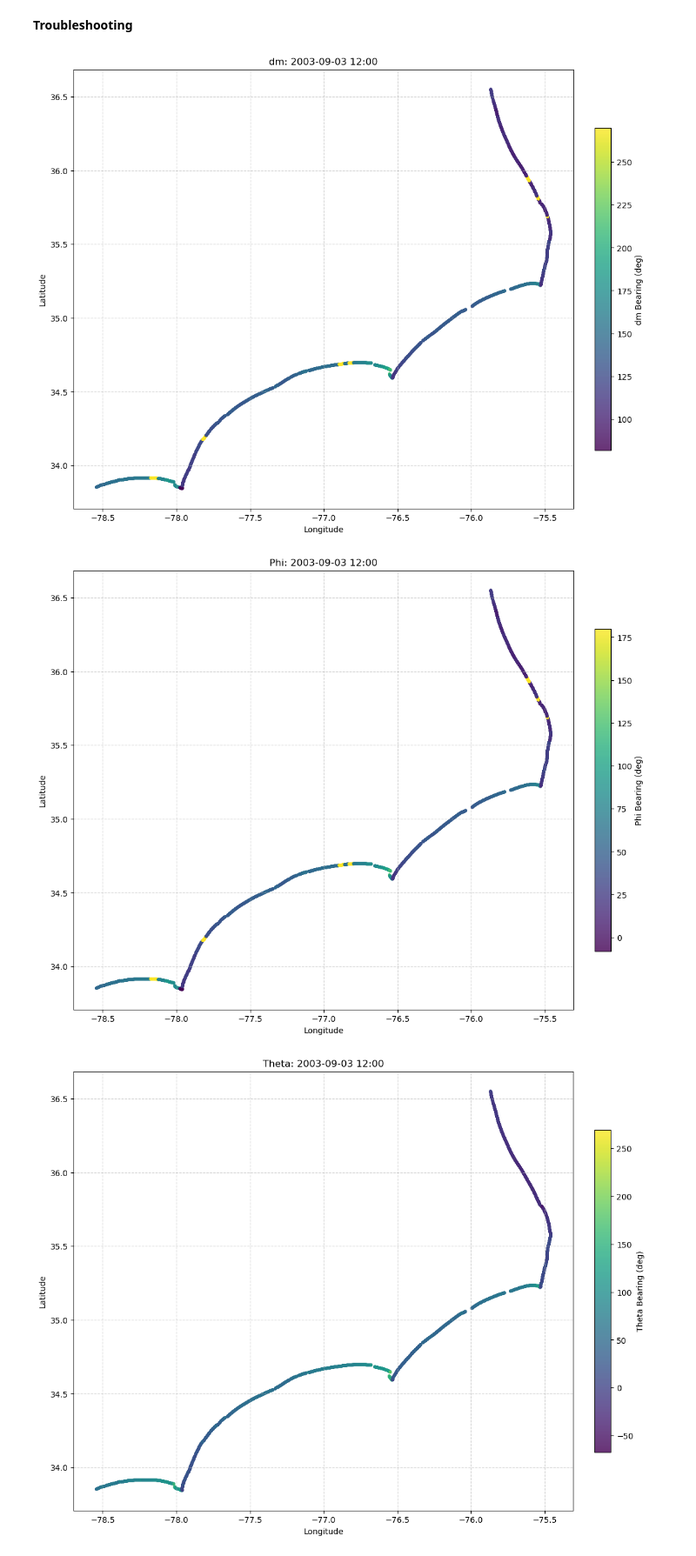
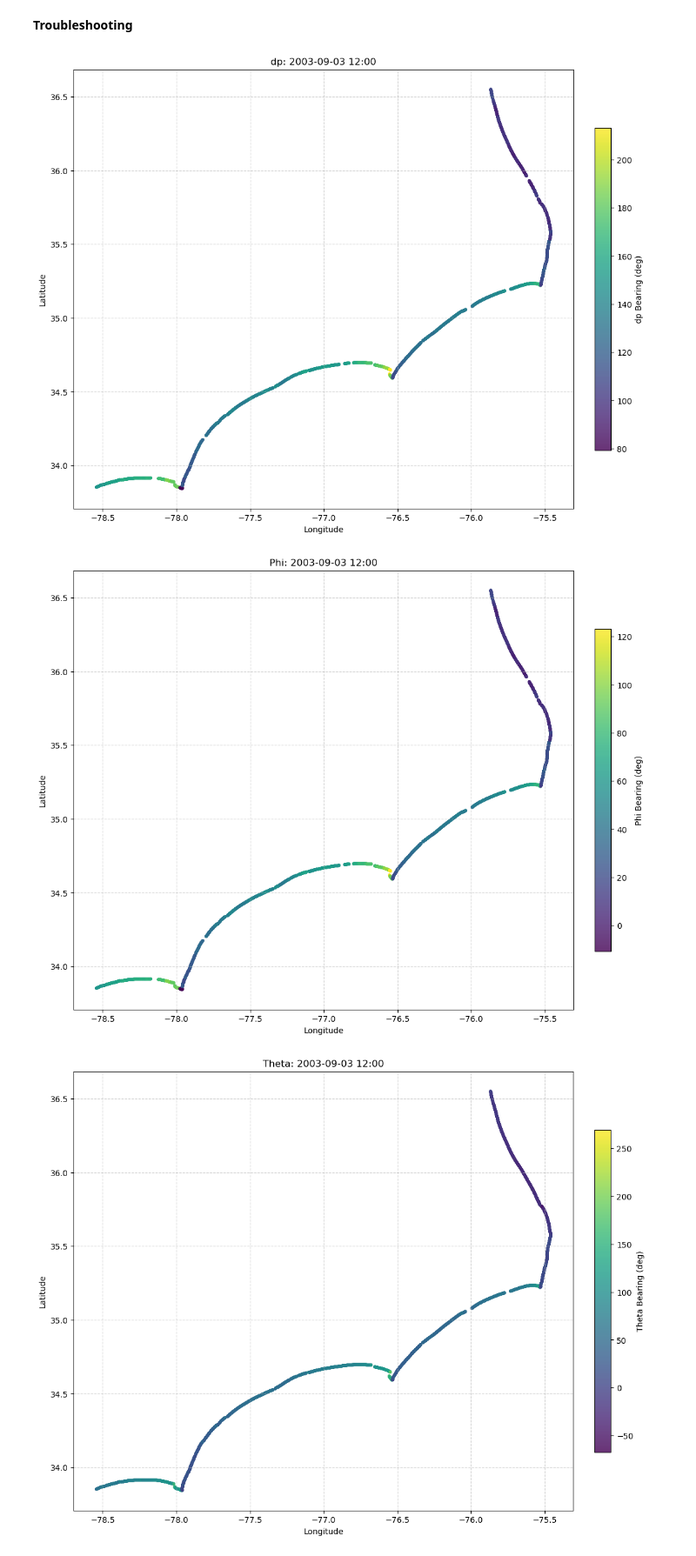
Before and after one commit to acdealy/coastal_diffusion_qs, a Jupyter notebook: calculate_qs.ipynb, the cells around one changed output. Shown at 87% size. Saved outputs shown, nothing was run; the diff lists cells and outputs as text; code cells hidden in the pictures.

Commit message:
Update qs notebook to read peak direction, add notebook for wave partition calculation

```diff
--- a/calculate_qs.ipynb
+++ b/calculate_qs.ipynb
@@ -67,7 +67,7 @@ def calc_qs(dm, hs, tp, angles, k):
     return qs, angle_term
 # %%
 # open dataset
-dm = xr.open_dataset('dm_NorthCarolina.nc')
+dp = xr.open_dataset('dp_NorthCarolina.nc')
 hs = xr.open_dataset('hs_NorthCarolina.nc')
 tp = xr.open_dataset('tp_NorthCarolina.nc')
 shore = xr.open_dataset('NC_average_lat_lon.nc')
@@ -94,8 +94,8 @@ ax.grid(True, linestyle='--', alpha=0.6)
 angles_xr = get_angles_xr(shore)
 # %%
 # extends and maps wave data to nearest transect centroid
-wave_lats = dm.lat.values
-wave_lons = dm.lon.values
+wave_lats = dp.lat.values
+wave_lons = dp.lon.values
 transect_lats = shore['mean_lat'].values
 transect_lons = shore['mean_lon'].values
 
@@ -108,7 +108,7 @@ def get_nearest_indices(w_lats, w_lons, t_lats, t_lons):
 
 mapping_idx = get_nearest_indices(wave_lats, wave_lons, transect_lats, transect_lons)
 
-dm_mapped = dm.isel(site=mapping_idx).assign_coords(
+dp_mapped = dp.isel(site=mapping_idx).assign_coords(
     site=shore.site.values,
     lat=("site", transect_lats),
     lon=("site", transect_lons)
@@ -179,8 +179,8 @@ Saved as ncqs_hourly_pertransect.nc
 # compute and plot all variables for one time slice (plots are all on centroids, not exact transect values)
 target_date = "2003-09-03 12:00"
 # rad_factor = np.pi / 180
-dm_snapshot = dm_mapped.sel(time=target_date, method='nearest')
-phi = dm_snapshot - 90
+dp_snapshot = dp_mapped.sel(time=target_date, method='nearest')
+phi = dp_snapshot - 90
 thet = ((angles_xr + 90) % 360) - 90
 angle_snapshot = phi - thet
 angle_snapshot = angle_snapshot.where(angle_snapshot <= 90, angle_snapshot >= -90)
@@ -189,35 +189,35 @@ tp_snapshot = tp_mapped.sel(time=target_date, method='nearest')
 # %%
 fig, ax = plt.subplots(figsize=(12, 10))
 
 scatter = ax.scatter(
     shore['mean_lon'].values,
     shore['mean_lat'].values,
-    c=dm_snapshot['dm'].values,  # <--- Access the variable name here
+    c=dp_snapshot['dp'].values,  # <--- Access the variable name here
     cmap='viridis',
     s=15,
     alpha=0.8,
     edgecolors='none'
 )
 
 cbar = fig.colorbar(scatter, ax=ax, fraction=0.03, pad=0.04)
-cbar.set_label("dm Bearing (deg)")
+cbar.set_label("dp Bearing (deg)")
 
-ax.set_title(f"dm: {target_date}")
+ax.set_title(f"dp: {target_date}")
 ax.set_xlabel("Longitude")
 ax.set_ylabel("Latitude")
 ax.set_aspect('equal') # Keeps the coastal geography from looking squashed
 ax.grid(True, linestyle='--', alpha=0.5)
 
 plt.show()
 # %% [output]
-[figure, old version]
+[figure, new version]
 # %%
 fig, ax = plt.subplots(figsize=(12, 10))
 
 scatter = ax.scatter(
     shore['mean_lon'].values,
     shore['mean_lat'].values,
-    c=phi['dm'].values,  # <--- Access the variable name here
+    c=phi['dp'].values,  # <--- Access the variable name here
     cmap='viridis',
     s=15,
     alpha=0.8,
@@ -235,7 +235,7 @@ ax.grid(True, linestyle='--', alpha=0.5)
 
 plt.show()
 # %% [output]
-[figure, old version]
+[figure, new version]
 # %%
 fig, ax = plt.subplots(figsize=(12, 10))
 
```
Also changed, not shown: parts of 4 cells of this notebook, 1 other file.
